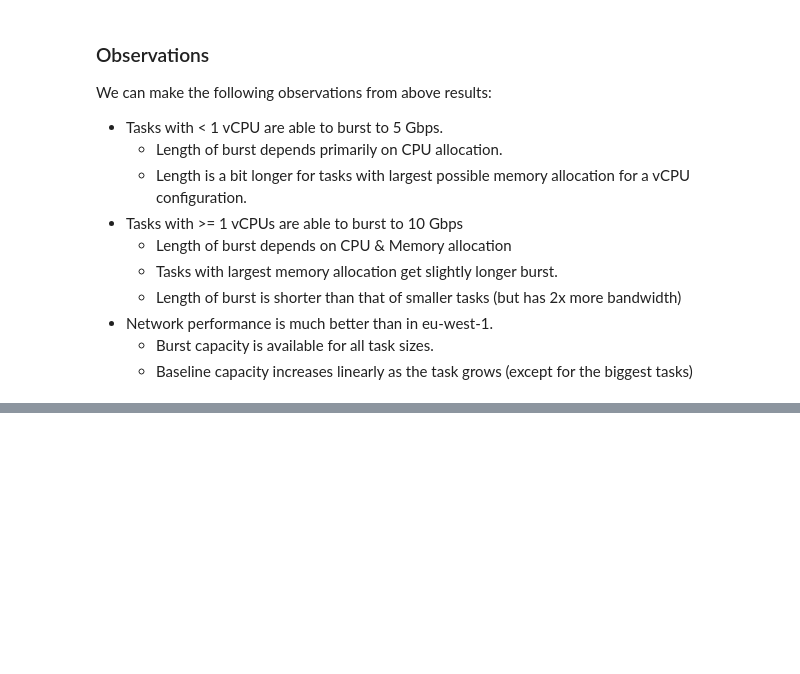
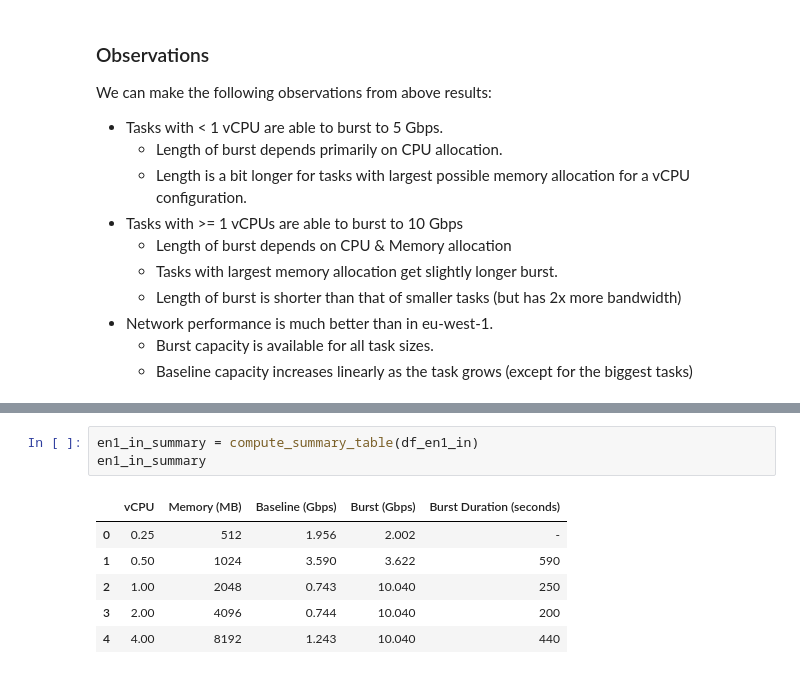
Before and after one commit to sjakthol/aws-network-benchmark, a Jupyter notebook: analysis/results.ipynb, the cells around one changed output, grey strips where cells are left out. Drawn from its saved outputs; the diff is of its cells as text; blank space fills up the shorter version.

```diff
--- a/analysis/results.ipynb
+++ b/analysis/results.ipynb
@@ -303,0 +322,10 @@ We can make the following observations from above results:
+# %%
+en1_in_summary = compute_summary_table(df_en1_in)
+en1_in_summary
+# %% [output]
+|  | vCPU | Memory (MB) | Baseline (Gbps) | Burst (Gbps) | Burst Duration (seconds) |
+| 0 | 0.25 | 512 | 1.956 | 2.002 | - |
+| 1 | 0.50 | 1024 | 3.590 | 3.622 | 590 |
+| 2 | 1.00 | 2048 | 0.743 | 10.040 | 250 |
+| 3 | 2.00 | 4096 | 0.744 | 10.040 | 200 |
+| 4 | 4.00 | 8192 | 1.243 | 10.040 | 440 |
```
Also changed, not shown: parts of 10 cells of this notebook, 1 other file.
